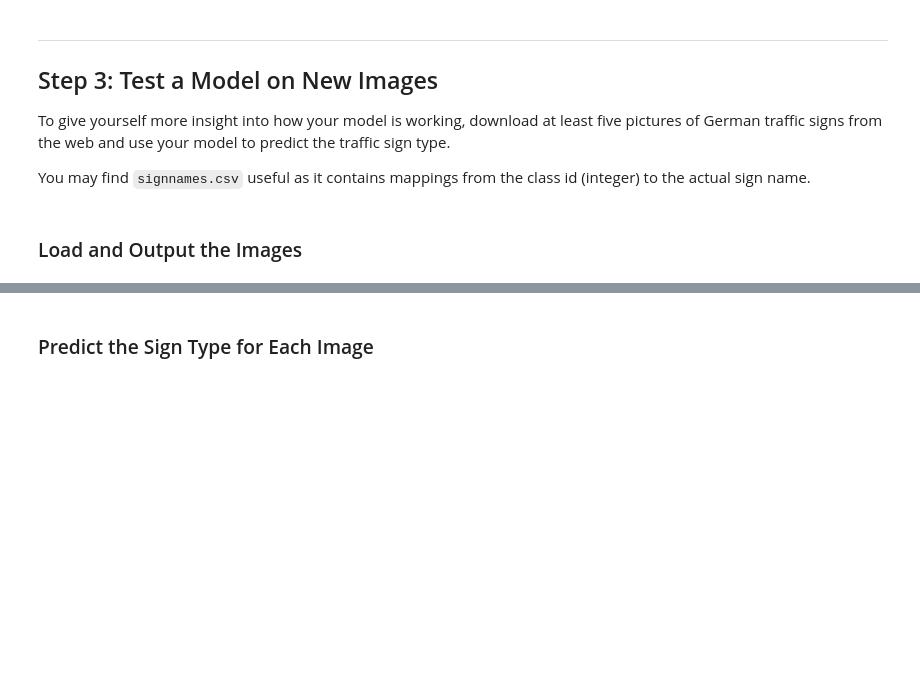
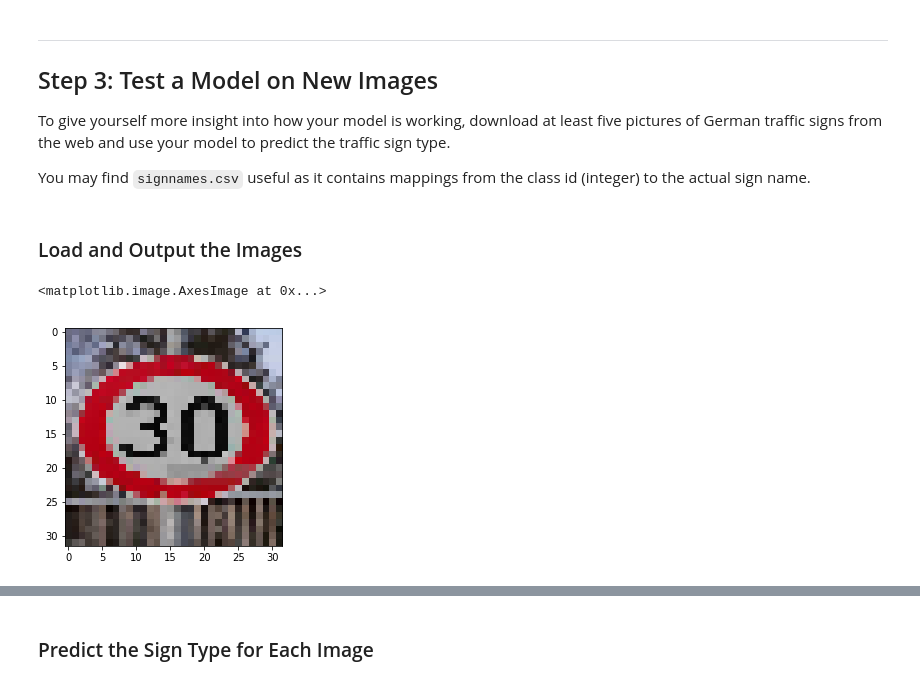
Before and after one commit to junfeizhu/CarND-Traffic-Sign-Classifier-Project, a Jupyter notebook: Traffic_Sign_Classifier.ipynb, the cells around one changed output, grey strips where cells are left out. Drawn from its saved outputs; the diff is of its cells as text; code cells hidden in the pictures; blank space fills up the shorter version.

```diff
--- a/Traffic_Sign_Classifier.ipynb
+++ b/Traffic_Sign_Classifier.ipynb
@@ -525,0 +539,9 @@ You may find `signnames.csv` useful as it contains mappings from the class id (i
+# %%
+image_dir = 'test_images/german'+str(0+1)+'.jpg'
+image = mpimg.imread(image_dir)
+image=cv2.resize(image, (32,32))
+image.shape
+plt.imshow(image)
+# %% [output]
+<matplotlib.image.AxesImage at 0x...>
+[figure, added]
```
Also changed, not shown: parts of 16 cells of this notebook, 10 other files.
